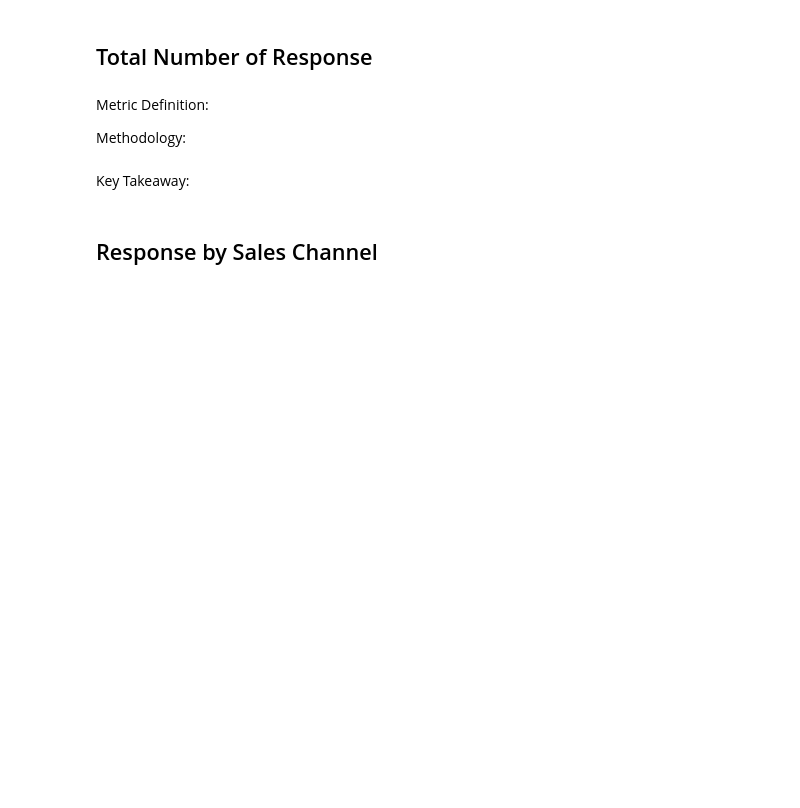
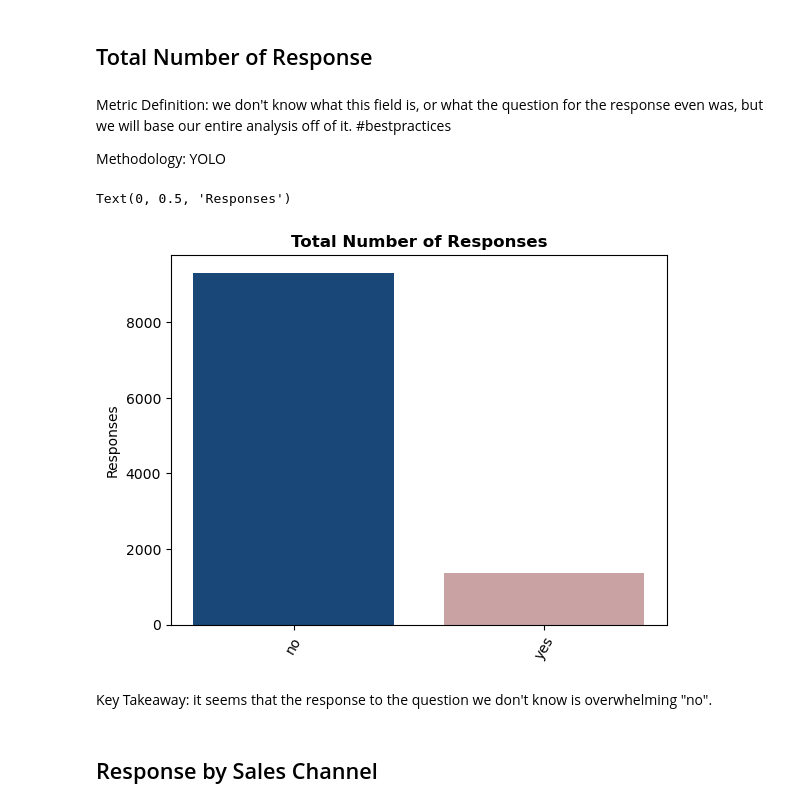
Before and after one commit to mathildemariemonge/IronMathildeLabs, a Jupyter notebook: Week 2/Cars Insurance/Car Insurance EDA_Thursday Lab_MMM.ipynb, the cells around one changed output. Drawn from its saved outputs; the diff is of its cells as text; code cells hidden in the pictures; blank space fills up the shorter version.

```diff
--- a/Week 2/Cars Insurance/Car Insurance EDA_Thursday Lab_MMM.ipynb
+++ b/Week 2/Cars Insurance/Car Insurance EDA_Thursday Lab_MMM.ipynb
@@ -18,0 +28,3 @@ The objective of this report is to support senior management by providing data-d
+# %%
+customer_df = pd.read_csv(r'Data_Marketing_Customer_Analysis_Round3.csv')
+customer_df
@@ -19,6 +45,2 @@ The objective of this report is to support senior management by providing data-d
 # %% [markdown]
 ## Total Number of Response
-# %% [markdown]
-Metric Definition:
-
-Methodology:
@@ -27,5 +47,20 @@ Methodology:
-# %% [markdown]
-Key Takeaway:
+# %% [markdown]
+Metric Definition: we don't know what this field is, or what the question for the response even was, but we will base our entire analysis off of it. #bestpractices
+
+Methodology: YOLO
+# %%
+response_count = customer_df['response'].value_counts()
+response_count
+plt.bar(response_count.index, response_count, color=('#184778','#c9a2a3'))
+
+plt.title('Total Number of Responses', fontweight='bold')
+plt.xticks(ticks=[0,1],labels=["no","yes"], rotation = 60)
+plt.ylabel("Responses")
+# %% [output]
+Text(0, 0.5, 'Responses')
+[figure, added]
+# %% [markdown]
+Key Takeaway: it seems that the response to the question we don't know is overwhelming "no".
 # %% [markdown]
 ## Response by Sales Channel
 # %% [markdown]
```
Also changed, not shown: parts of 5 cells of this notebook, 1 other file.
